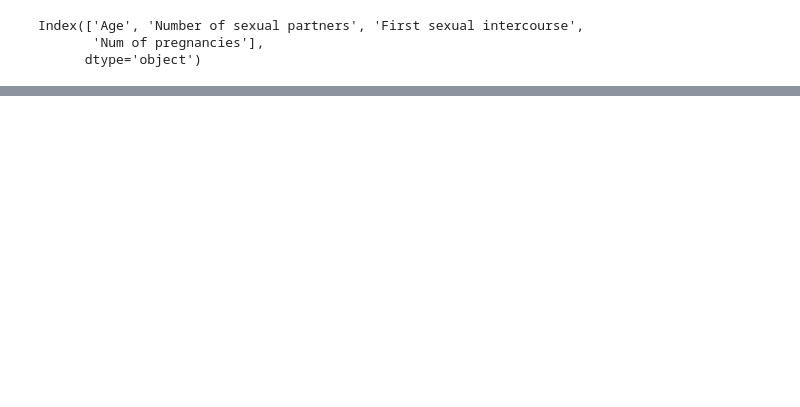
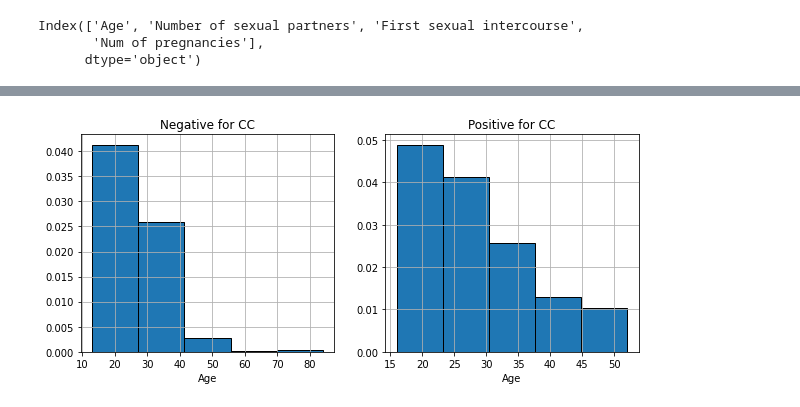
Before and after one commit to paulapipkin/Cervical_Cancer_Risk-Factor, a Jupyter notebook: Project_2_Cervical_Cancer_Risk_Paula_Pipkin.ipynb, the cells around one changed output, grey strips where cells are left out. Cells and saved outputs as stored; diff of their text form; code cells hidden in the pictures; blank space fills up the shorter version.

```diff
--- a/Project_2_Cervical_Cancer_Risk_Paula_Pipkin.ipynb
+++ b/Project_2_Cervical_Cancer_Risk_Paula_Pipkin.ipynb
@@ -247,0 +340,4 @@ for i, col in enumerate(df1.columns):
+# %%
+plot_feature('Age')
+# %% [output]
+[figure, added]
```
Also changed, not shown: parts of 30 cells of this notebook.
